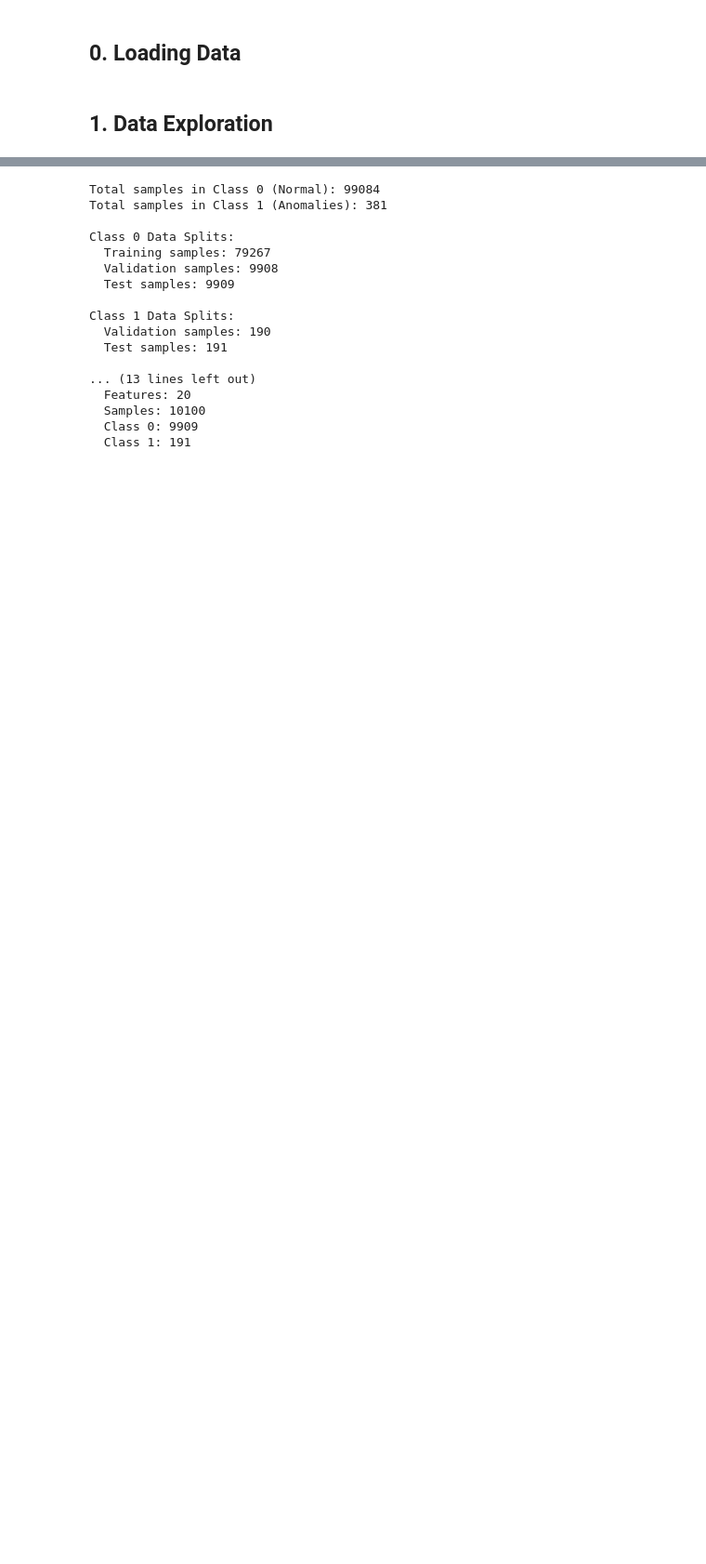
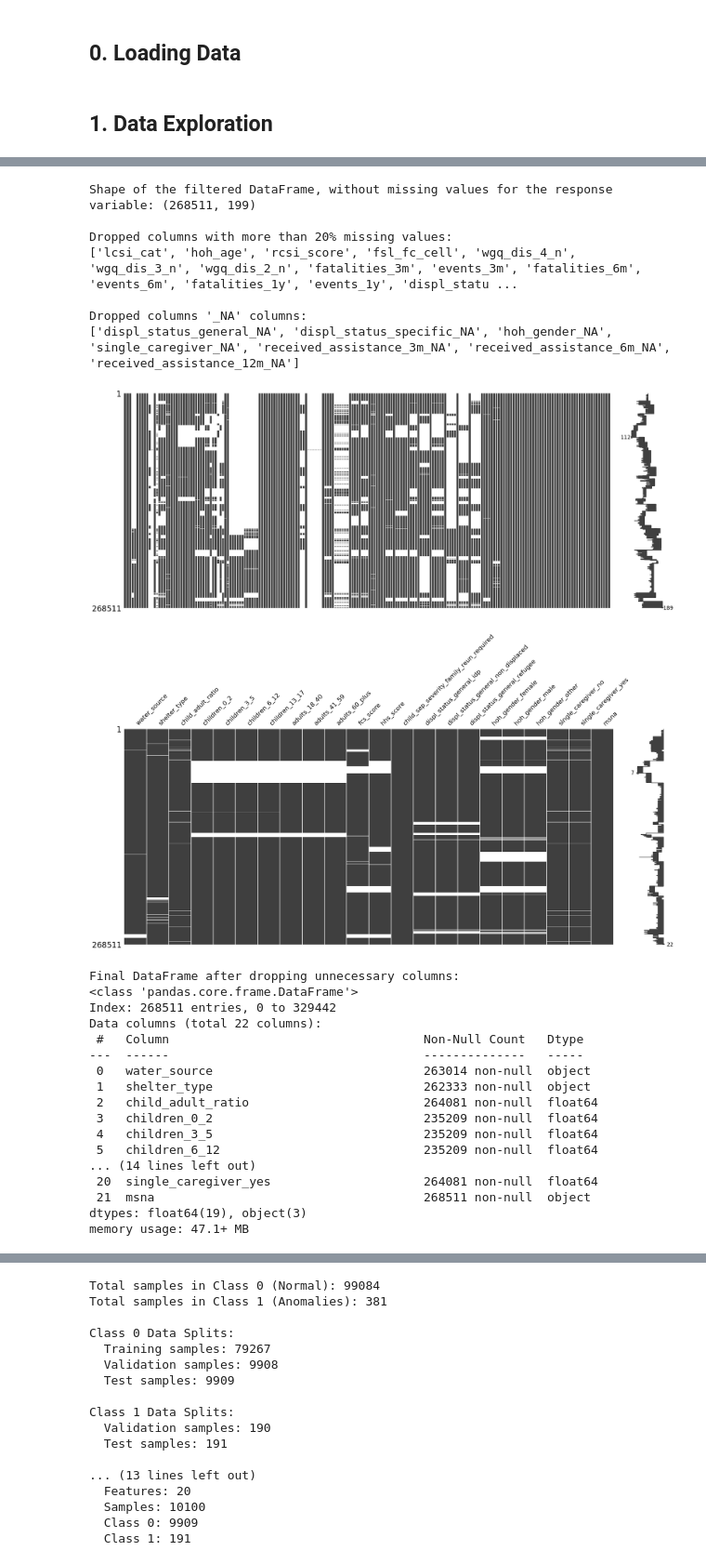
Before and after one commit to jprlink/child_sep_ml, a Jupyter notebook: child_sep_ml_anom.ipynb, the cells around one changed output, grey strips where cells are left out. Shown at 93% size. Saved outputs shown, nothing was run; the diff lists cells and outputs as text; code cells hidden in the pictures; blank space fills up the shorter version.

```diff
--- a/child_sep_ml_anom.ipynb
+++ b/child_sep_ml_anom.ipynb
@@ -168 +170,80 @@ bfa-2023                                 0.997325  0.002675
+# %%
+import pandas as pd
+import matplotlib.pyplot as plt
+import missingno as msno
+
+# Define function to display and drop columns based on a condition
+def drop_columns_with_condition(df, condition, description):
+    columns_to_drop = df.columns[condition].tolist()
+    if columns_to_drop:
+        print(f"\nDropped columns {description}:")
+        print(columns_to_drop)
+        return df.drop(columns=columns_to_drop)
+    return df
+
+# Filter out rows with missing values in the 'child_sep_severity' column
+data_filtered = data.dropna(subset=['child_sep_severity'])
+print("\nShape of the filtered DataFrame, without missing values for the response variable:", data_filtered.shape)
+
+# Load variables to consider for the model
+vars_analysis = pd.read_csv('vars_analysis.csv')['variable'].tolist()
+
+# Select columns that were pre-selected for analysis and present in the dataset
+data_select = data_filtered[vars_analysis].copy()
+
+# Exclude the two aggregated age variables
+aggregate_features = ['num_children', 'num_adults']
+data_select = data_select.drop(columns=aggregate_features, errors='ignore')
+
+# Identify columns with more than 20% missing values
+missing_percentage = data_select.isnull().mean() * 100
+columns_with_many_missing = missing_percentage > 20
+
+# Drop columns with more than 20% missing values
+data_select = drop_columns_with_condition(data_select, columns_with_many_missing, "with more than 20% missing values")
+
+# Drop columns with zero variance (only one unique value)
+zero_variance_condition = data_select.nunique() <= 1
+data_select = drop_columns_with_condition(data_select, zero_variance_condition, "with zero variance")
+
+# Identify and drop variables ending with '_NA'
+na_columns = [col for col in data_select.columns if col.endswith('_NA')]
+data_select = drop_columns_with_condition(data_select, data_select.columns.isin(na_columns), "'_NA' columns")
+
+# Visualize missing data matrix before and after dropping columns
+msno.matrix(data_filtered)
+plt.show()
+msno.matrix(data_select)
+plt.show()
+
+# Display final DataFrame info
+print("\nFinal DataFrame after dropping unnecessary columns:")
+data_select.info()
+# %% [output]
+Shape of the filtered DataFrame, without missing values for the response variable: (268511, 199)
+
+Dropped columns with more than 20% missing values:
+['lcsi_cat', 'hoh_age', 'rcsi_score', 'fsl_fc_cell', 'wgq_dis_4_n', 'wgq_dis_3_n', 'wgq_dis_2_n', 'fatalities_3m', 'events_3m', 'fatalities_6m', 'events_6m', 'fatalities_1y', 'events_1y', 'displ_statu ...
+
+Dropped columns '_NA' columns:
+['displ_status_general_NA', 'displ_status_specific_NA', 'hoh_gender_NA', 'single_caregiver_NA', 'received_assistance_3m_NA', 'received_assistance_6m_NA', 'received_assistance_12m_NA']
+[figure, added]
+[figure, added]
+Final DataFrame after dropping unnecessary columns:
+<class 'pandas.core.frame.DataFrame'>
+Index: 268511 entries, 0 to 329442
+Data columns (total 22 columns):
+ #   Column                                   Non-Null Count   Dtype
+---  ------                                   --------------   -----
+ 0   water_source                             263014 non-null  object
+ 1   shelter_type                             262333 non-null  object
+ 2   child_adult_ratio                        264081 non-null  float64
+ 3   children_0_2                             235209 non-null  float64
+ 4   children_3_5                             235209 non-null  float64
+ 5   children_6_12                            235209 non-null  float64
+... (14 lines left out)
+ 20  single_caregiver_yes                     264081 non-null  float64
+ 21  msna                                     268511 non-null  object
+dtypes: float64(19), object(3)
+memory usage: 47.1+ MB
 # %% [markdown]
```
Also changed, not shown: parts of 23 cells of this notebook, 2 other files.
